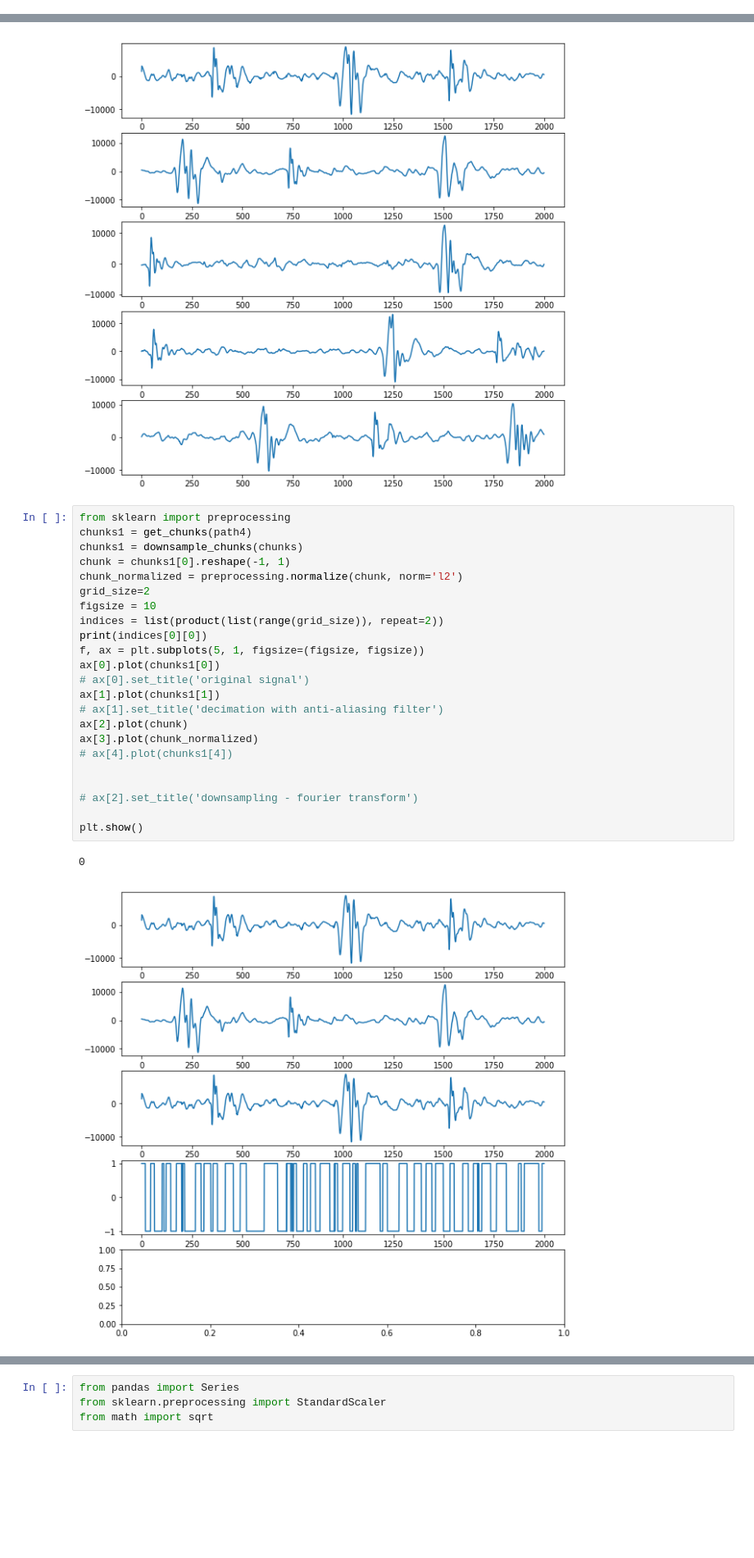
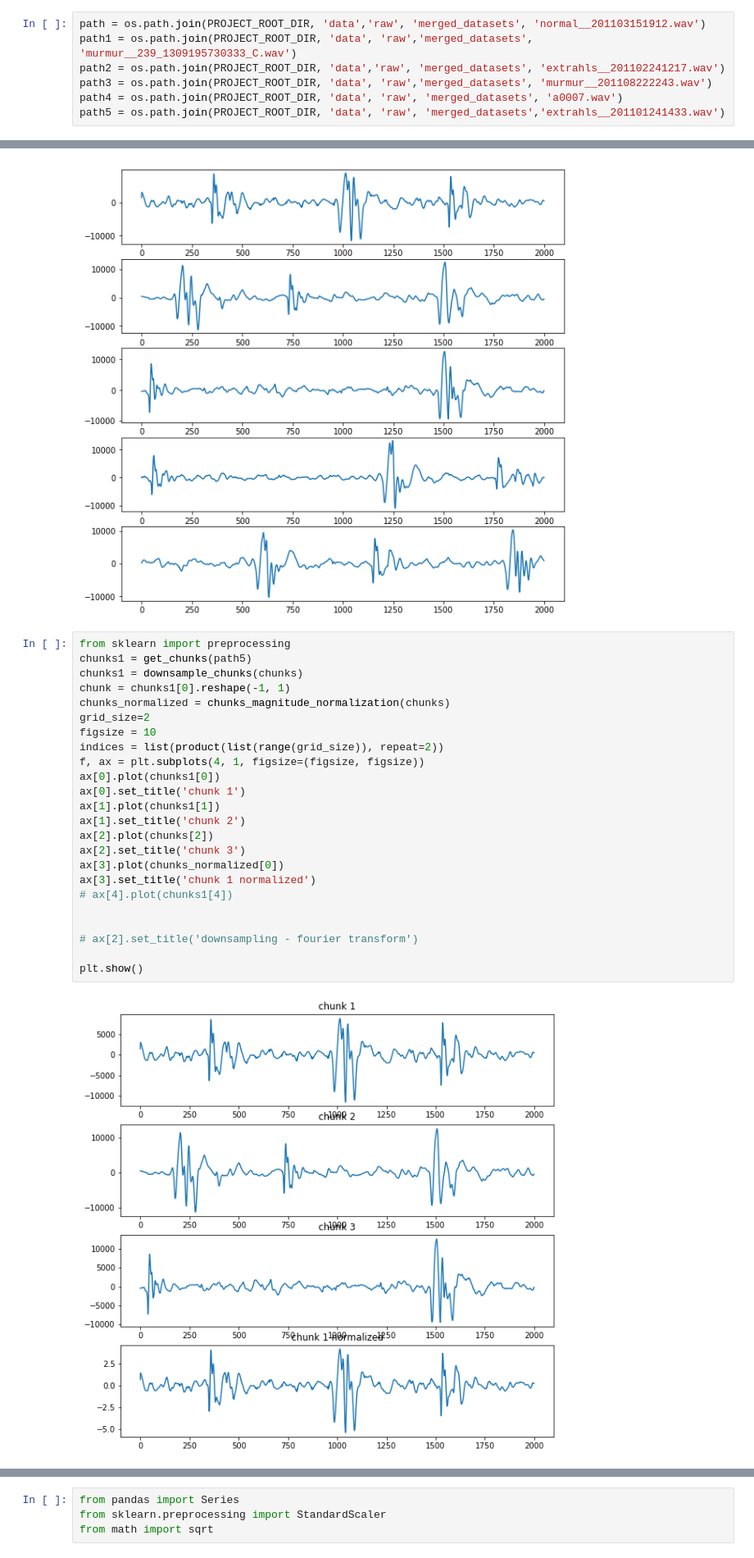
Before and after one commit to jczestochowska/heartbeat_classification, a Jupyter notebook: notebooks/subsampling.ipynb, the cells around one changed output, grey strips where cells are left out. Shown at 82% size. Saved outputs shown, nothing was run; the diff lists cells and outputs as text; blank space fills up the shorter version.

Commit message:
fixing paths to test files for merged_datasets

```diff
--- a/notebooks/subsampling.ipynb
+++ b/notebooks/subsampling.ipynb
@@ -34,3 +29,10 @@ path4 = '/home/justyna/WORKSPACE/heartbeat_classification/data/raw/physionet/set
+# %%
+path = os.path.join(PROJECT_ROOT_DIR, 'data','raw', 'merged_datasets', 'normal__201103151912.wav')
+path1 = os.path.join(PROJECT_ROOT_DIR, 'data', 'raw','merged_datasets', 'murmur__239_1309195730333_C.wav')
+path2 = os.path.join(PROJECT_ROOT_DIR, 'data','raw', 'merged_datasets', 'extrahls__201102241217.wav')
+path3 = os.path.join(PROJECT_ROOT_DIR, 'data', 'raw','merged_datasets', 'murmur__201108222243.wav')
+path4 = os.path.join(PROJECT_ROOT_DIR, 'data', 'raw', 'merged_datasets', 'a0007.wav')
+path5 = os.path.join(PROJECT_ROOT_DIR, 'data', 'raw', 'merged_datasets','extrahls__201101241433.wav')
 # %%
 fs, signal = wavfile.read(path4)
 # %%
@@ -90,27 +92,27 @@ plt.show()
 [figure]
 # %%
 from sklearn import preprocessing
-chunks1 = get_chunks(path4)
+chunks1 = get_chunks(path5)
 chunks1 = downsample_chunks(chunks)
 chunk = chunks1[0].reshape(-1, 1)
-chunk_normalized = preprocessing.normalize(chunk, norm='l2')
+chunks_normalized = chunks_magnitude_normalization(chunks)
 grid_size=2
 figsize = 10
 indices = list(product(list(range(grid_size)), repeat=2))
-print(indices[0][0])
-f, ax = plt.subplots(5, 1, figsize=(figsize, figsize))
+f, ax = plt.subplots(4, 1, figsize=(figsize, figsize))
 ax[0].plot(chunks1[0])
-# ax[0].set_title('original signal')
+ax[0].set_title('chunk 1')
 ax[1].plot(chunks1[1])
-# ax[1].set_title('decimation with anti-aliasing filter')
-ax[2].plot(chunk)
-ax[3].plot(chunk_normalized)
+ax[1].set_title('chunk 2')
+ax[2].plot(chunks[2])
+ax[2].set_title('chunk 3')
+ax[3].plot(chunks_normalized[0])
+ax[3].set_title('chunk 1 normalized')
 # ax[4].plot(chunks1[4])
 
 
 # ax[2].set_title('downsampling - fourier transform')
 
 plt.show()
 # %% [output]
-0
-[figure, old version]
+[figure, new version]
```
Also changed, not shown: parts of 7 cells of this notebook, 2 other files.
